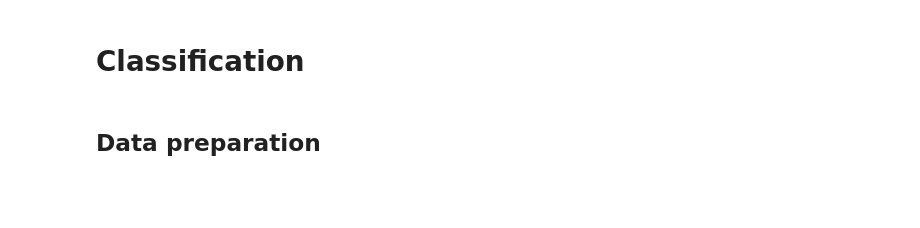
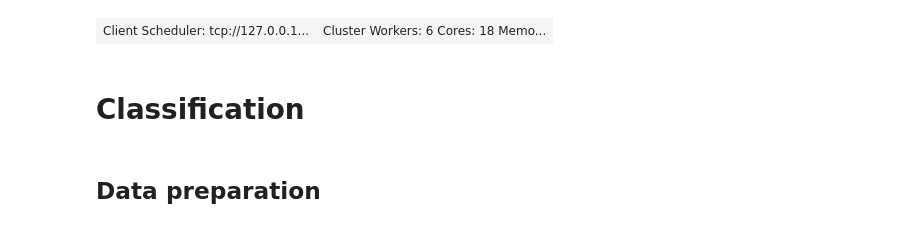
Before and after one commit to CamilaDuitama/RascovanProject, a Jupyter notebook: Scripts/Classification.ipynb, the cells around one changed output. Cells and saved outputs as stored; diff of their text form; code cells hidden in the pictures; blank space fills up the shorter version.

```diff
--- a/Scripts/Classification.ipynb
+++ b/Scripts/Classification.ipynb
@@ -9,9 +9,10 @@ import random
 from dask.distributed import Client, progress
 import dask
 import dask.dataframe as dd
-#client.shutdown()
-#client.close()
+client.shutdown()
+client.close()
 dask.config.set({'temporary_directory': '/pasteur/sonic/scratch/public/cduitama/RascovanProject/tmp/'})
 #dask.config.set({"optimization.fuse.ave-width": 5})
 client = Client()
 client
+# %% [output]
@@ -18,3 +25,4 @@ client
+| Client Scheduler: tcp://127.0.0.1... | Cluster Workers: 6 Cores: 18 Memo... |
 # %% [markdown]
 # Classification
 # %% [markdown]
```
Also changed, not shown: parts of 87 cells of this notebook.
